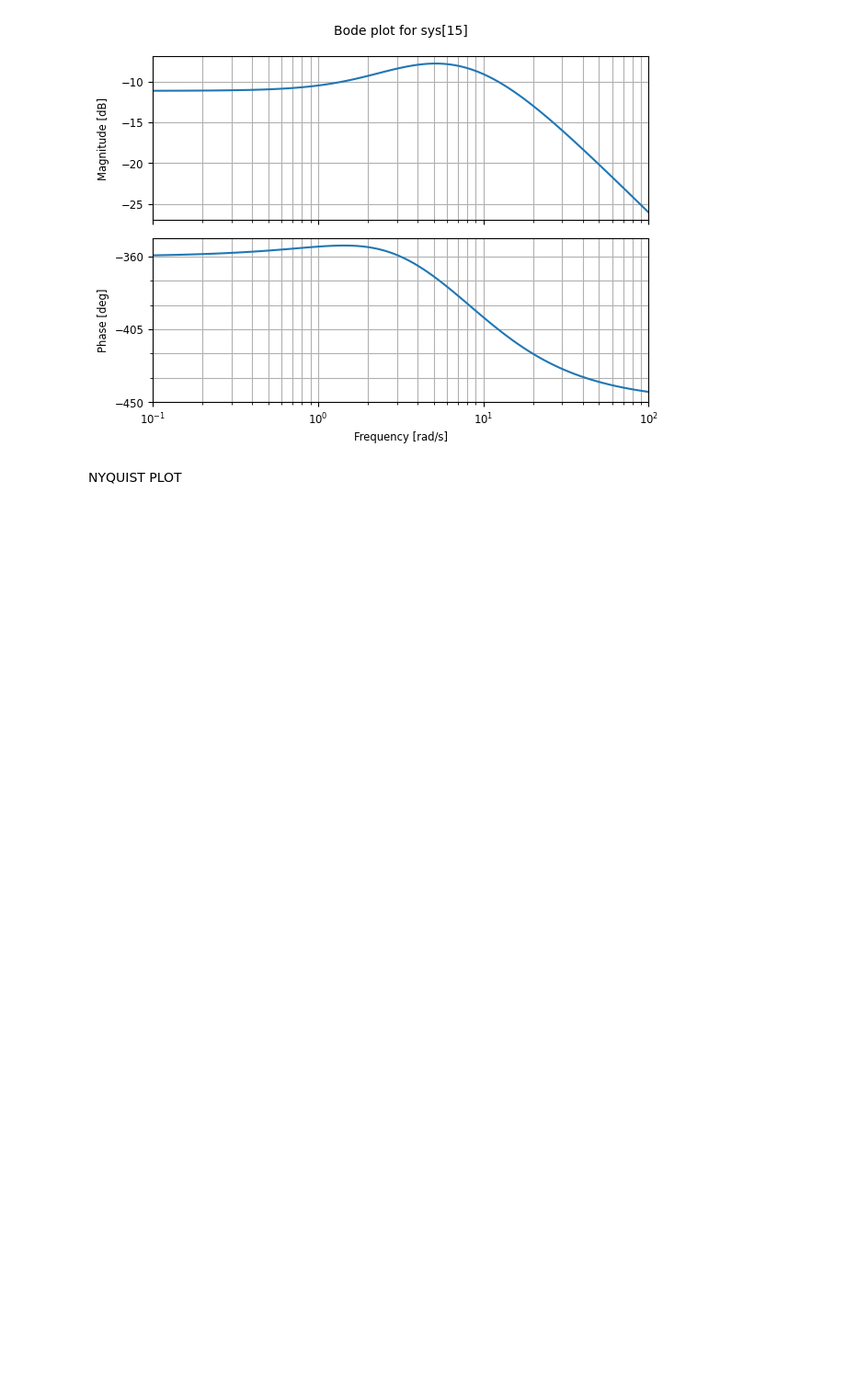
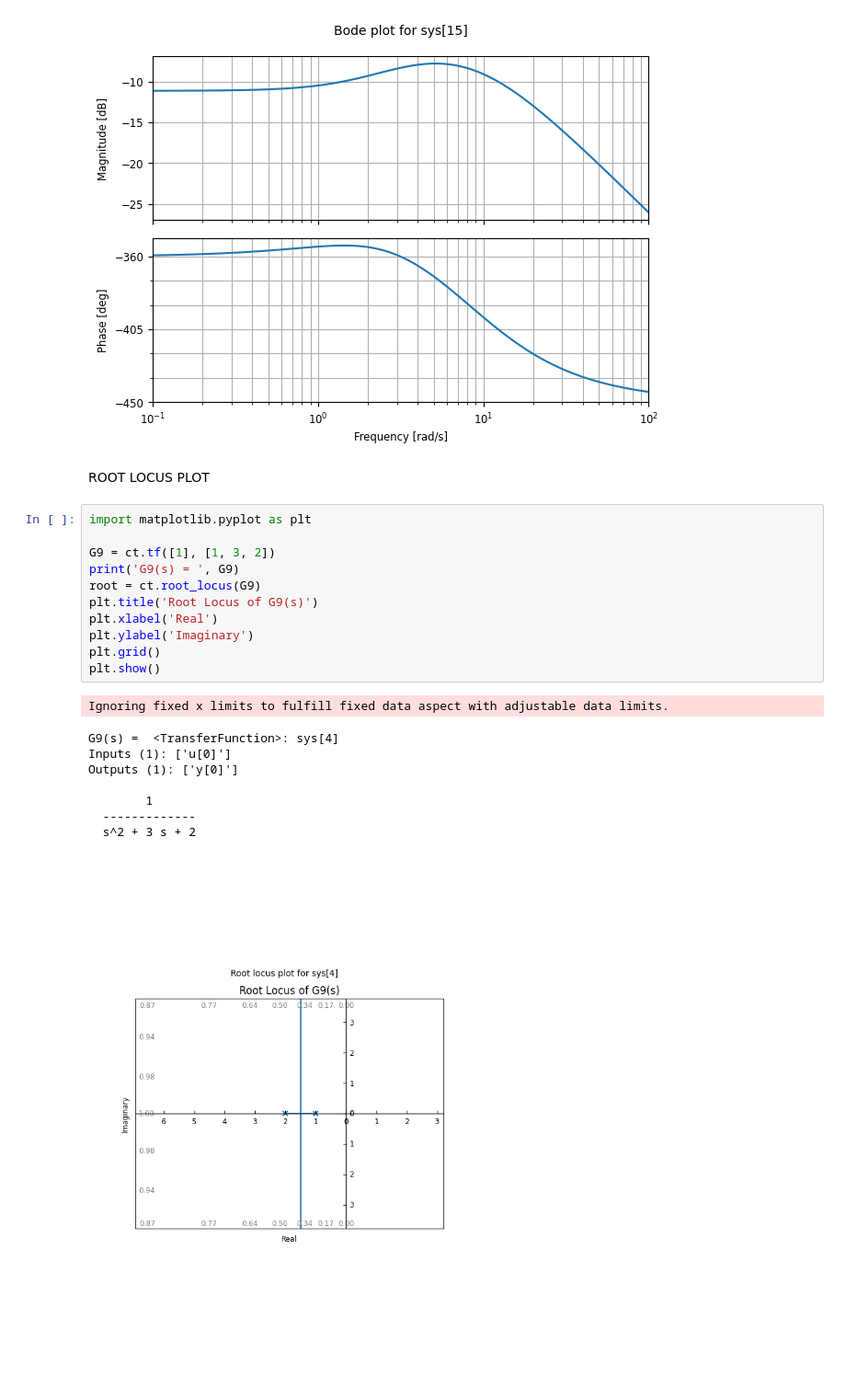
Before and after one commit to TEKNISIWIBU/control-system, a Jupyter notebook: respon.ipynb, the cells around one changed output. Shown at 92% size. Drawn from its saved outputs; the diff is of its cells as text; blank space fills up the shorter version.

```diff
--- a/respon.ipynb
+++ b/respon.ipynb
@@ -227,4 +229,25 @@ Outputs (1): ['y[0]']
   s^3 + 18 s^2 + 101 s + 180
 [figure]
 # %% [markdown]
-NYQUIST PLOT
+ROOT LOCUS PLOT
+# %%
+import matplotlib.pyplot as plt
+
+G9 = ct.tf([1], [1, 3, 2])
+print('G9(s) = ', G9)
+root = ct.root_locus(G9)
+plt.title('Root Locus of G9(s)')
+plt.xlabel('Real')
+plt.ylabel('Imaginary')
+plt.grid()
+plt.show()
+# %% [output]
+Ignoring fixed x limits to fulfill fixed data aspect with adjustable data limits.
+G9(s) =  <TransferFunction>: sys[4]
+Inputs (1): ['u[0]']
+Outputs (1): ['y[0]']
+
+        1
+  -------------
+  s^2 + 3 s + 2
+[figure, added]
```
Also changed, not shown: parts of 1 cell of this notebook, 1 other file.
